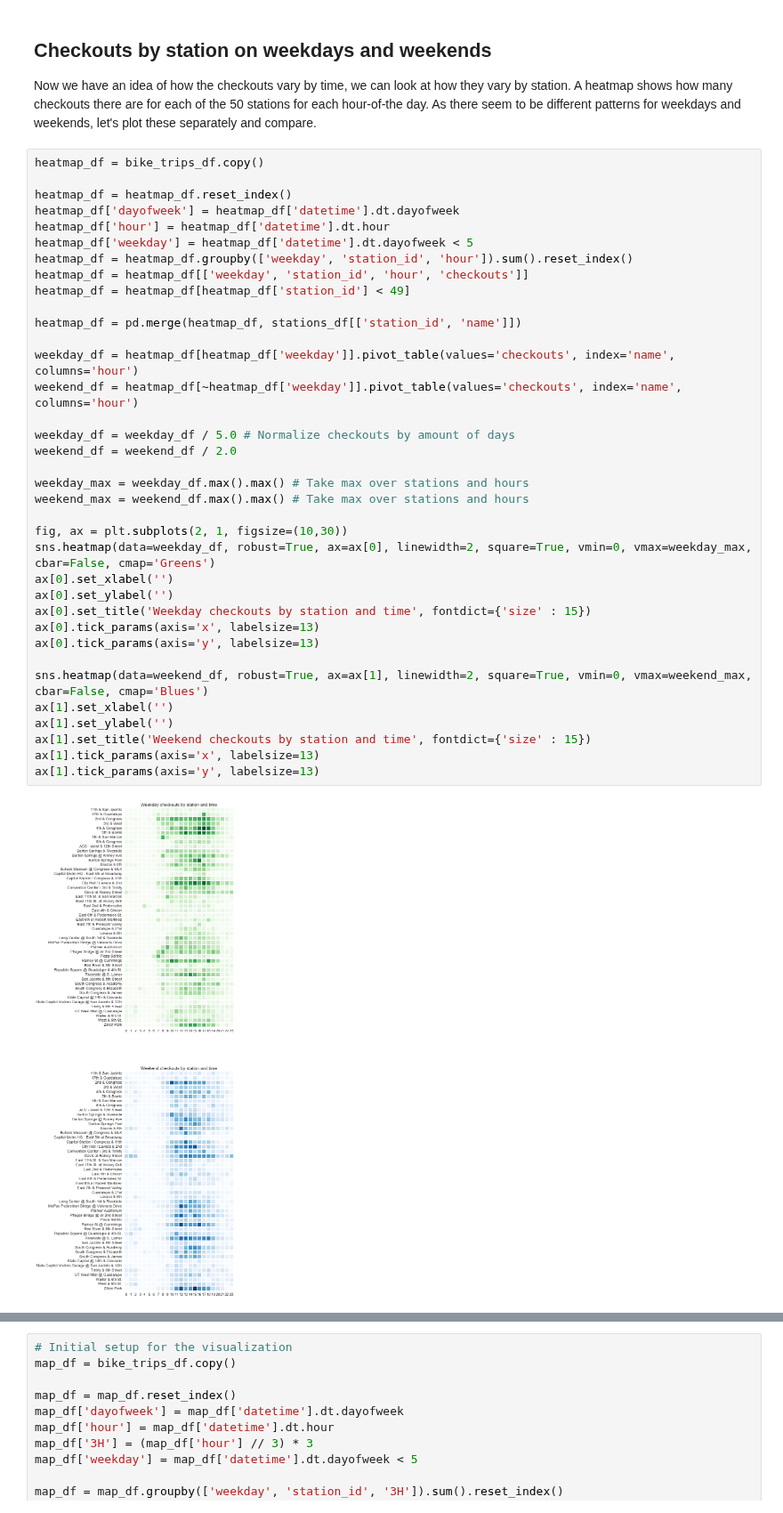
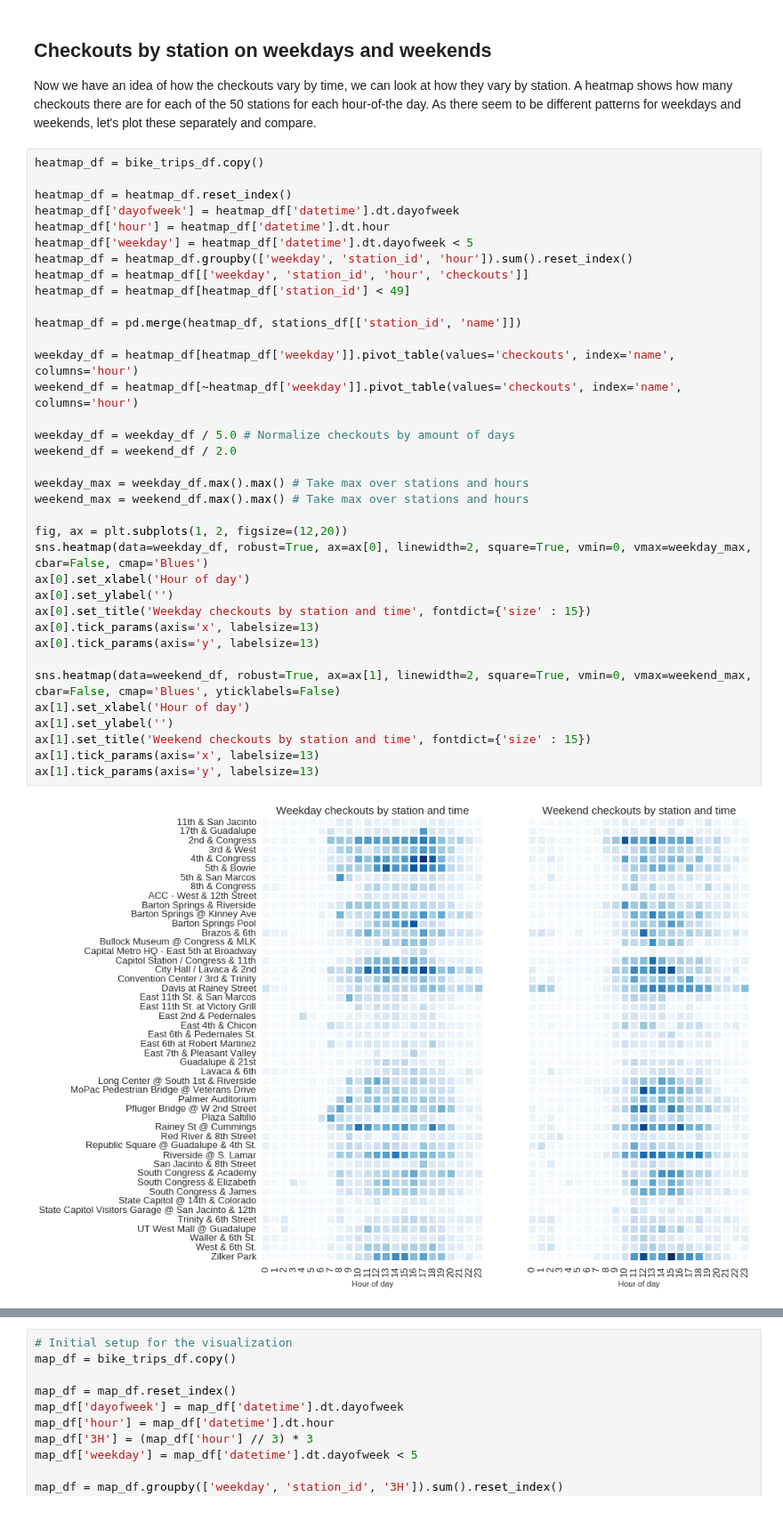
Before and after one commit to timgasser/bcycle-austin, a Jupyter notebook: notebooks/bcycle_bikes.ipynb, the cells around one changed output, grey strips where cells are left out. Shown at 89% size. Drawn from its saved outputs; the diff is of its cells as text.

```diff
--- a/notebooks/bcycle_bikes.ipynb
+++ b/notebooks/bcycle_bikes.ipynb
@@ -263,36 +263,36 @@ heatmap_df = bike_trips_df.copy()
 
 heatmap_df = heatmap_df.reset_index()
 heatmap_df['dayofweek'] = heatmap_df['datetime'].dt.dayofweek
 heatmap_df['hour'] = heatmap_df['datetime'].dt.hour
 heatmap_df['weekday'] = heatmap_df['datetime'].dt.dayofweek < 5
 heatmap_df = heatmap_df.groupby(['weekday', 'station_id', 'hour']).sum().reset_index()
 heatmap_df = heatmap_df[['weekday', 'station_id', 'hour', 'checkouts']]
 heatmap_df = heatmap_df[heatmap_df['station_id'] < 49]
 
 heatmap_df = pd.merge(heatmap_df, stations_df[['station_id', 'name']])
 
 weekday_df = heatmap_df[heatmap_df['weekday']].pivot_table(values='checkouts', index='name', columns='hour')
 weekend_df = heatmap_df[~heatmap_df['weekday']].pivot_table(values='checkouts', index='name', columns='hour')
 
 weekday_df = weekday_df / 5.0 # Normalize checkouts by amount of days
 weekend_df = weekend_df / 2.0
 
 weekday_max = weekday_df.max().max() # Take max over stations and hours
 weekend_max = weekend_df.max().max() # Take max over stations and hours
 
-fig, ax = plt.subplots(2, 1, figsize=(10,30))
-sns.heatmap(data=weekday_df, robust=True, ax=ax[0], linewidth=2, square=True, vmin=0, vmax=weekday_max, cbar=False, cmap='Greens')
-ax[0].set_xlabel('')
+fig, ax = plt.subplots(1, 2, figsize=(12,20))
+sns.heatmap(data=weekday_df, robust=True, ax=ax[0], linewidth=2, square=True, vmin=0, vmax=weekday_max, cbar=False, cmap='Blues')
+ax[0].set_xlabel('Hour of day')
 ax[0].set_ylabel('')
 ax[0].set_title('Weekday checkouts by station and time', fontdict={'size' : 15})
 ax[0].tick_params(axis='x', labelsize=13)
 ax[0].tick_params(axis='y', labelsize=13)
 
-sns.heatmap(data=weekend_df, robust=True, ax=ax[1], linewidth=2, square=True, vmin=0, vmax=weekend_max, cbar=False, cmap='Blues')
-ax[1].set_xlabel('')
+sns.heatmap(data=weekend_df, robust=True, ax=ax[1], linewidth=2, square=True, vmin=0, vmax=weekend_max, cbar=False, cmap='Blues', yticklabels=False)
+ax[1].set_xlabel('Hour of day')
 ax[1].set_ylabel('')
 ax[1].set_title('Weekend checkouts by station and time', fontdict={'size' : 15})
 ax[1].tick_params(axis='x', labelsize=13)
 ax[1].tick_params(axis='y', labelsize=13)
 # %% [output]
-[figure, old version]
+[figure, new version]
```
Also changed, not shown: parts of 4 cells of this notebook, 9 other files.
